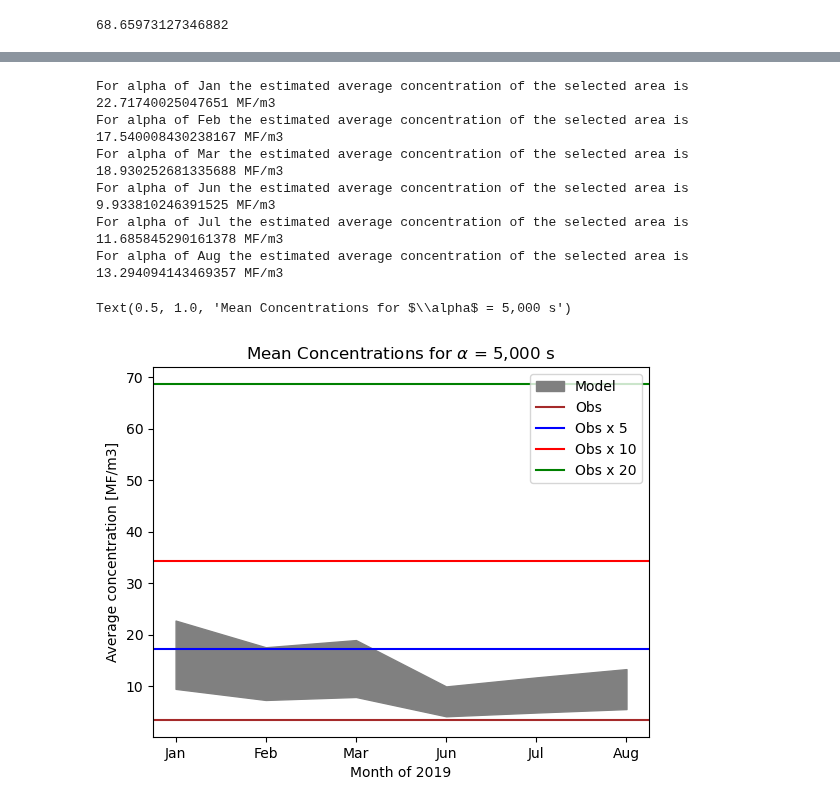
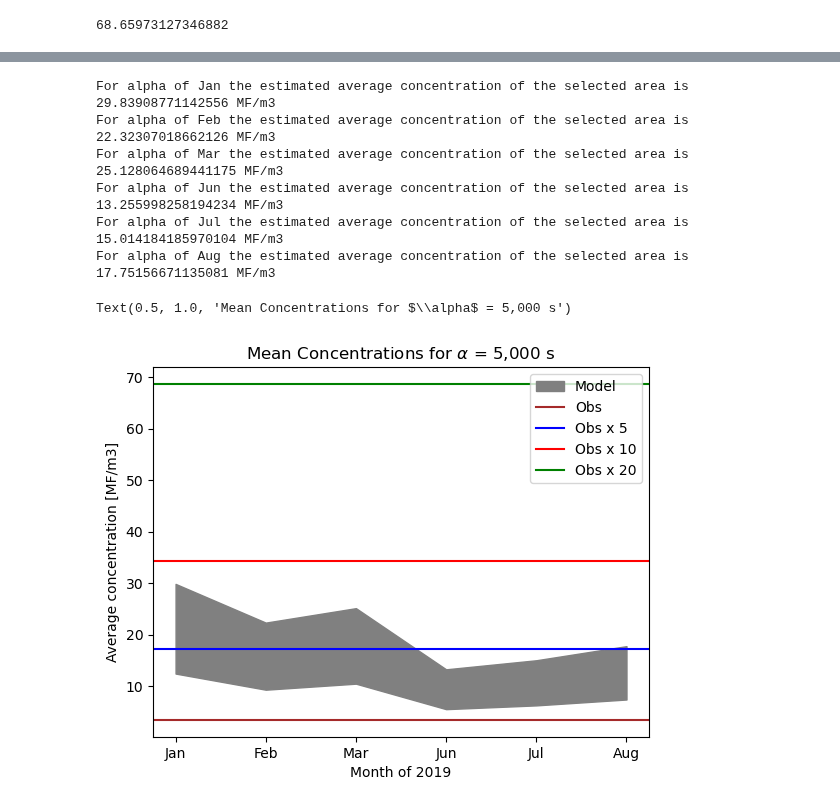
Before and after one commit to SalishSeaCast/analysis-jose, a Jupyter notebook: notebooks/Outfall_finalResults/obs_model.ipynb, the cells around one changed output, grey strips where cells are left out. Drawn from its saved outputs; the diff is of its cells as text; code cells hidden in the pictures.

```diff
--- a/notebooks/Outfall_finalResults/obs_model.ipynb
+++ b/notebooks/Outfall_finalResults/obs_model.ipynb
@@ -186,7 +186,7 @@ def modelvsobs(j,i,conc,ni=0):
         if ni ==0:
             CONC.append(np.sum(conc[:5,int(j[ind]/3),int(ii/3)],axis=0)/5)
         else:
-            CONC.append(np.apply_over_axes(np.sum,conc[:5,int(j[ind]/3)-ni:int(j[ind]/3)+ni,int(ii/3)-ni:int(ii/3)+ni],[0,1,2])/(5*(1+ni*2)**2))
+            CONC.append(np.sum(np.sum(np.sum(conc[:5,int(j[ind]/3)-ni:int(j[ind]/3)+ni+1,int(ii/3)-ni:int(ii/3)+ni+1],axis=0),axis=0),axis=0)/(5*(1+ni*2)**2))
     return np.mean(CONC),np.std(CONC)/len(CONC)
 
 
@@ -228,41 +228,41 @@ def modelvsobs(j,i,conc,ni=0):
     for ind,ii in enumerate(i):
         if ni ==0:
             CONC.append(np.sum(conc[:5,int(j[ind]/3),int(ii/3)],axis=0)/5)
         else:
-            CONC.append(np.apply_over_axes(np.sum,conc[:5,int(j[ind]/3)-ni:int(j[ind]/3)+ni,int(ii/3)-ni:int(ii/3)+ni],[0,1,2])/(5*(1+ni*2)**2))
+            CONC.append(np.sum(np.sum(np.sum(conc[:5,int(j[ind]/3)-ni:int(j[ind]/3)+ni+1,int(ii/3)-ni:int(ii/3)+ni+1],axis=0),axis=0),axis=0)/(5*(1+ni*2)**2))
     return np.mean(CONC),np.std(CONC)/len(CONC)
 
 
 iii = ['Jan','Feb','Mar','Jun','Jul','Aug']
 NNstdl = []
 NNl = []
 
 for alpha in months:
     CONC = np.load(path_runs+months[alpha][0].split('.')[0]+'.npy')*13.7/1
     NN,Nstd = modelvsobs(j,i,CONC,5)
     NNstdl.append(Nstd)
     NNl.append(NN)
     print(f'For alpha of {alpha} the estimated average concentration of the selected area is {NN} MF/m3')
 #plt.plot(iii,NNl,'.-',label='Model')
 #plt.errorbar(iii, NNl, NNstdl, linestyle='None', color= 'tab:blue',marker='.')
 plt.fill_between(iii,NNl,np.array(NNl)/2.4,color = 'grey',label='Model')
 plt.axhline(y=np.average(Lori_obs['Concmean']),c='brown',label='Obs')
 plt.axhline(y=np.average(Lori_obs['Concmean'])*5,c='b',label='Obs x 5')
 plt.axhline(y=np.average(Lori_obs['Concmean'])*10,c='r',label='Obs x 10')
 plt.axhline(y=np.average(Lori_obs['Concmean'])*20,c='g',label='Obs x 20')
 plt.legend(loc='upper right')
 plt.xlabel(r'Month of 2019')
 plt.ylabel('Average concentration [MF/m3]')
 plt.title(r'Mean Concentrations for $\alpha$ = 5,000 s')
 # %% [output]
-For alpha of Jan the estimated average concentration of the selected area is 22.71740025047651 MF/m3
-For alpha of Feb the estimated average concentration of the selected area is 17.540008430238167 MF/m3
-For alpha of Mar the estimated average concentration of the selected area is 18.930252681335688 MF/m3
-For alpha of Jun the estimated average concentration of the selected area is 9.933810246391525 MF/m3
-For alpha of Jul the estimated average concentration of the selected area is 11.685845290161378 MF/m3
-For alpha of Aug the estimated average concentration of the selected area is 13.294094143469357 MF/m3
+For alpha of Jan the estimated average concentration of the selected area is 29.83908771142556 MF/m3
+For alpha of Feb the estimated average concentration of the selected area is 22.32307018662126 MF/m3
+For alpha of Mar the estimated average concentration of the selected area is 25.128064689441175 MF/m3
+For alpha of Jun the estimated average concentration of the selected area is 13.255998258194234 MF/m3
+For alpha of Jul the estimated average concentration of the selected area is 15.014184185970104 MF/m3
+For alpha of Aug the estimated average concentration of the selected area is 17.75156671135081 MF/m3
 Text(0.5, 1.0, 'Mean Concentrations for $\\alpha$ = 5,000 s')
-[figure, old version]
+[figure, new version]
 # %%
 from matplotlib import pyplot as plt, animation, rc,colors
 import cmocean
```
Also changed, not shown: parts of 6 cells of this notebook.
